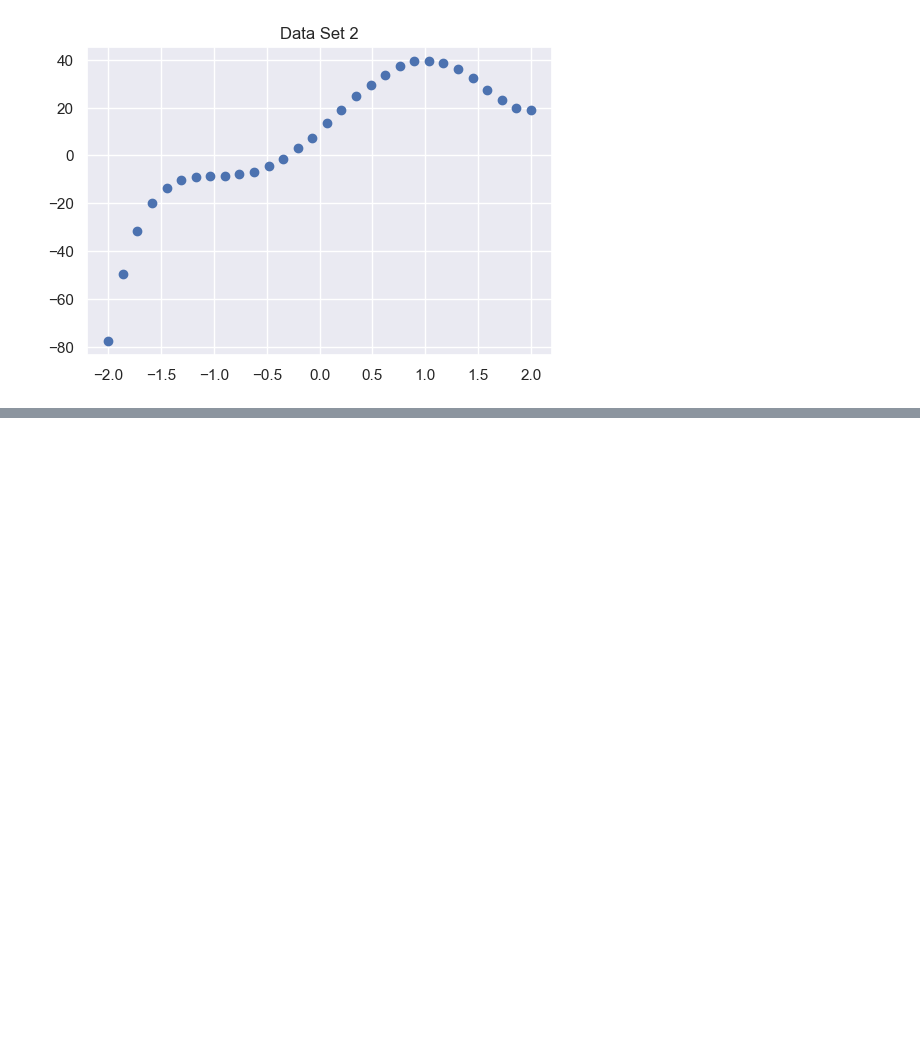
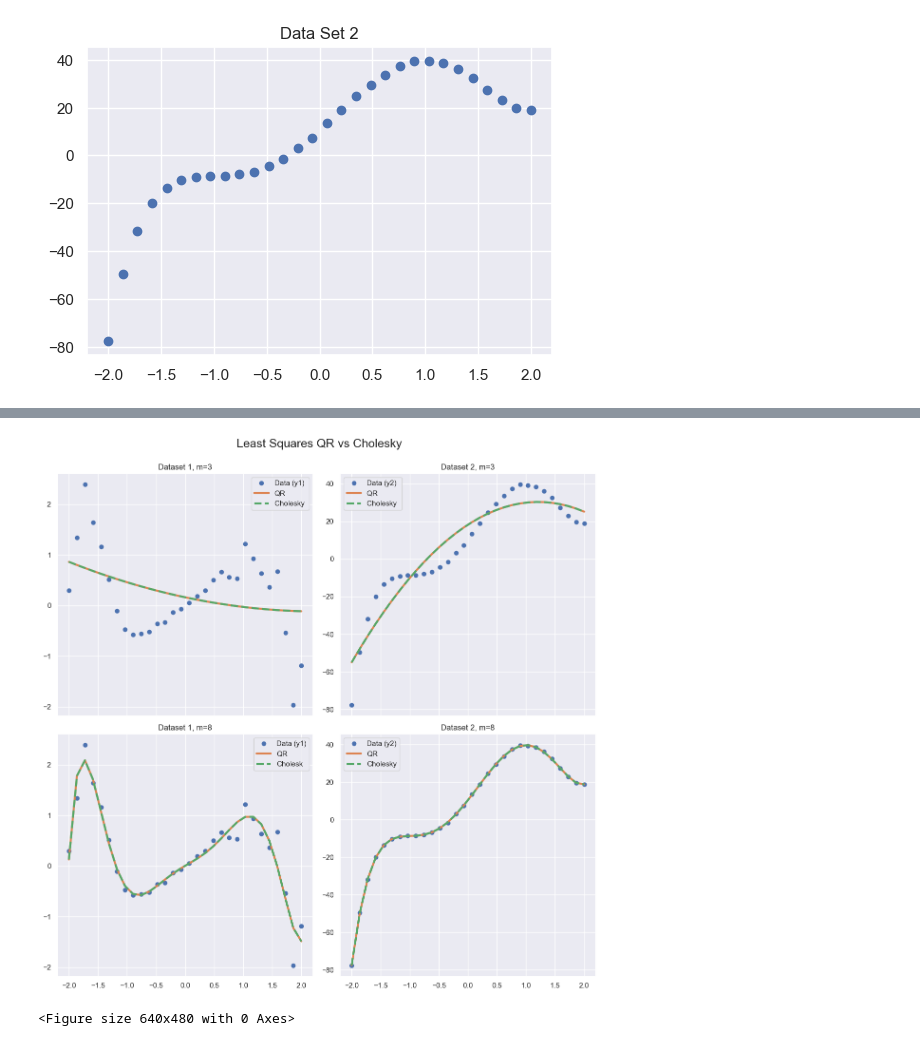
Before and after one commit to EliasTRuud/MAT4110, a Jupyter notebook: Oblig/Oblig1/main.ipynb, the cells around one changed output, grey strips where cells are left out. Saved outputs shown, nothing was run; the diff lists cells and outputs as text; code cells hidden in the pictures; blank space fills up the shorter version.

```diff
--- a/Oblig/Oblig1/main.ipynb
+++ b/Oblig/Oblig1/main.ipynb
@@ -6,22 +6,23 @@ import numpy as np
 import seaborn as sns
 # %%
 sns.set_theme()
-#Generate data sets pulled from exercise
-eps = 1 # noise constant, can be varied
 
-#Set 1
+# Generate data set from exercsie (which includes noise)
 n = 30
-start, stop = -2, 2
+start = -2
+stop = 2
 eps = 1
-np.random.seed(1)
+np.random.seed(1) # set seed for number gen
 x = np.linspace(start, stop, n)
-r = np.random.rand(n) * eps
+r = np.random.rand(n) * eps # random noise which is added to both signals
 
 # First dataset
-y1 = x * (np.cos(r + 0.5 * x**3) + np.sin(0.5 * x**3))
+y1 = x*(np.cos(r + 0.5*x**3) + np.sin(0.5*x**3))
+#y1_noiseless = x*(np.cos(0.5*x**3) + np.sin(0.5*x**3))
 
 # Second dataset
-y2 = 4 * x**5 - 5 * x**4 - 20 * x**3 + 10 * x**2 + 40 * x + 10 + r
+y2 = 4*x**5 - 5*x**4 - 20*x**3 + 10*x**2 + 40*x + 10 + r
+#y2_noiseless = 4*x**5 - 5*x**4 - 20*x**3 + 10*x**2 + 40*x + 10
 
 
 # Plot data sets
@@ -136,0 +267,40 @@ plt.show()
+# %%
+# Plot for both methods and datasets with m=3 and m=8
+fig, axs = plt.subplots(nrows=2, ncols=2, sharex=True, figsize=(12, 12))
+ax0, ax1, ax2, ax3 = axs.flatten()
+sns.set_theme()
+fig.suptitle('Least Squares QR vs Cholesky', fontsize=18)
+
+# Dataset 1
+ax0.plot(x, y1, 'o', label='Data (y1)')
+ax0.plot(x, y1_pred_QR_3, '-', linewidth=3, label='QR')
+ax0.plot(x, y1_pred_chol_3, '--', linewidth=3, label='Cholesky ')
+ax0.set_title('Dataset 1, m=3')
+ax0.legend()
+
+ax2.plot(x, y1, 'o', label='Data (y1)')
+ax2.plot(x, y1_pred_QR_8, '-', linewidth=3, label='QR')
+ax2.plot(x, y1_pred_chol_8, '--', linewidth=3, label='Cholesk')
+ax2.set_title('Dataset 1, m=8')
+ax2.legend()
+
+# Dataset 2
+ax1.plot(x, y2, 'o', label='Data (y2)')
+ax1.plot(x, y2_pred_QR_3, '-', linewidth=3, label='QR ')
+ax1.plot(x, y2_pred_chol_3, '--', linewidth=3, label='Cholesky ')
+ax1.set_title('Dataset 2, m=3')
+ax1.legend()
+
+ax3.plot(x, y2, 'o', label='Data (y2)')
+ax3.plot(x, y2_pred_QR_8, '-', linewidth=3, label='QR')
+ax3.plot(x, y2_pred_chol_8, '--', linewidth=3, label='Cholesky')
+ax3.set_title('Dataset 2, m=8')
+ax3.legend()
+
+plt.tight_layout(rect=[0, 0, 1, 0.985])
+#plt.savefig("QR_vs_Cholesky.pdf")
+plt.show()
+plt.clf()
+# %% [output]
+[figure, added]
+<Figure size 640x480 with 0 Axes>
```
Also changed, not shown: parts of 7 cells of this notebook, 4 other files.
